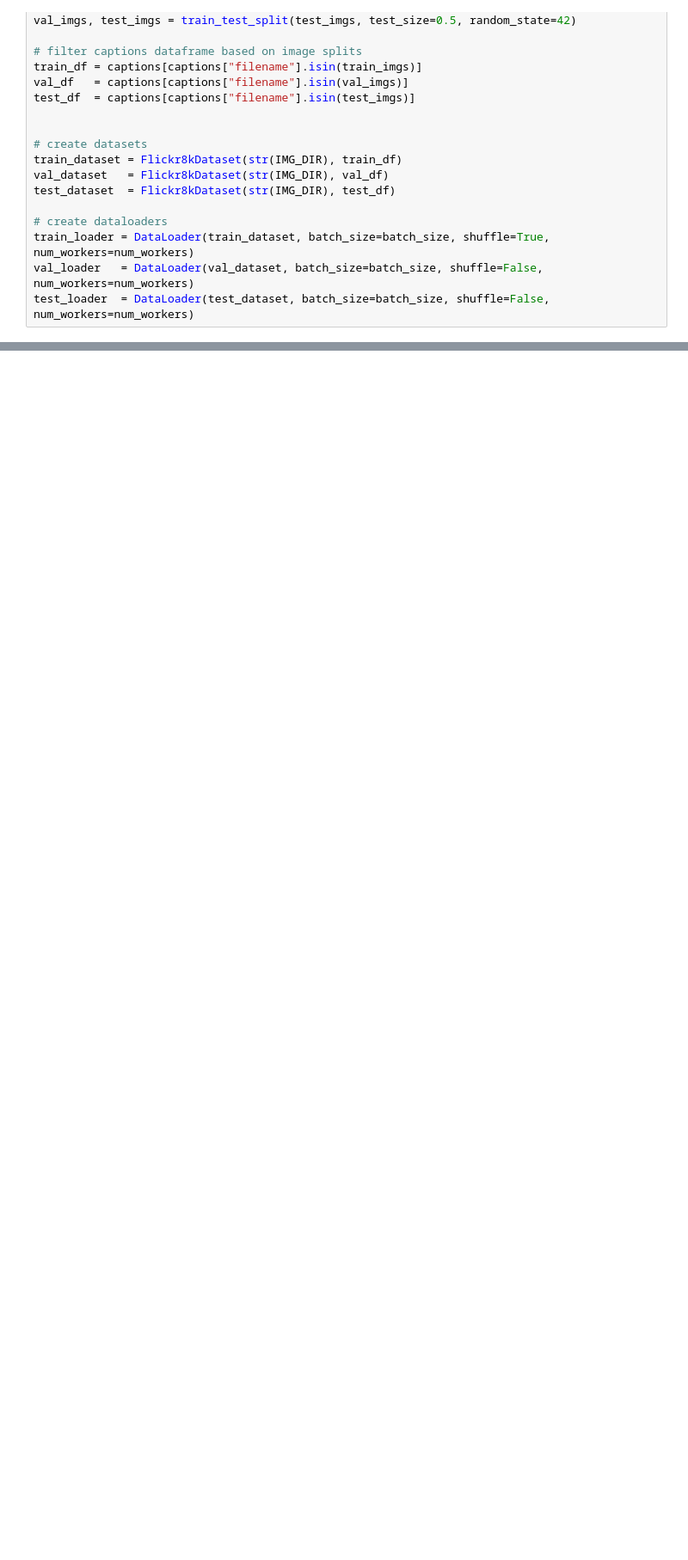
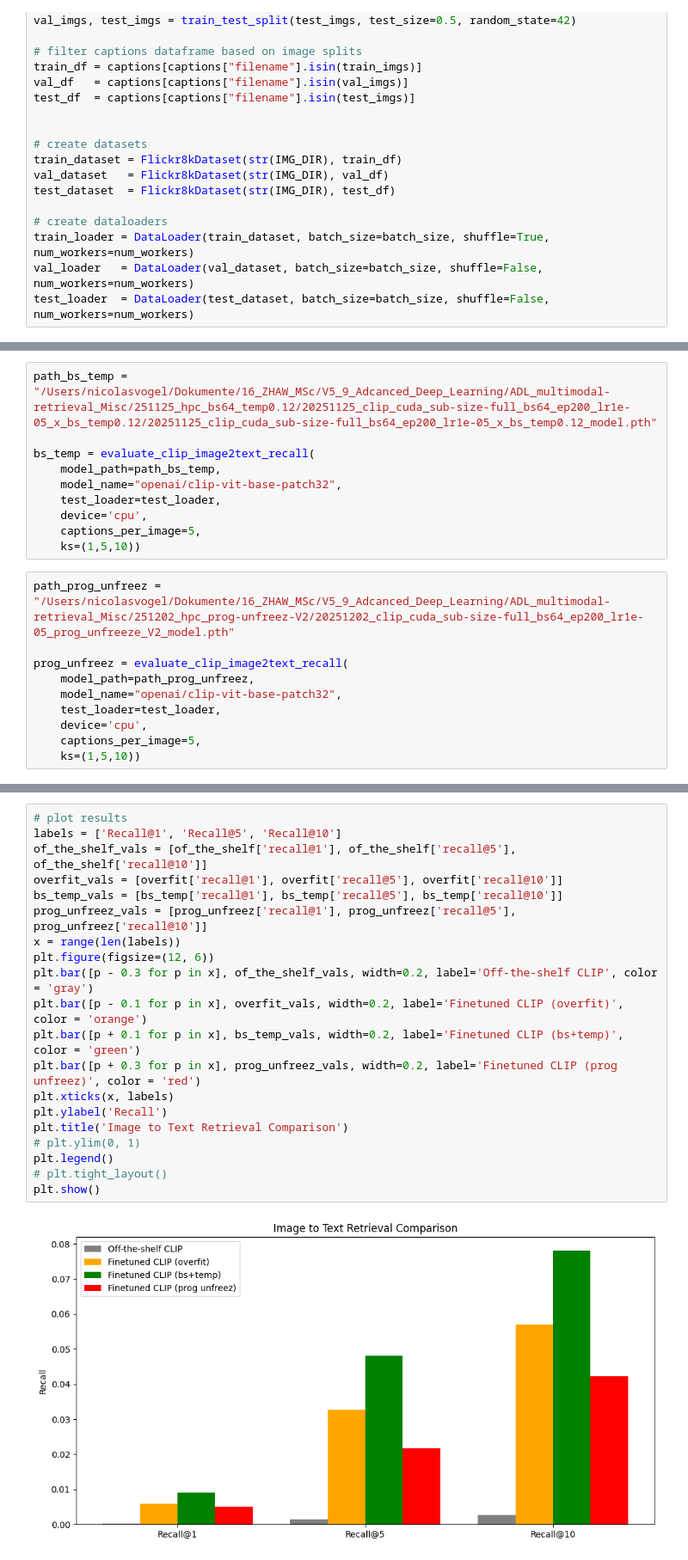
Before and after one commit to Nivocoegi/ADL_multimodal-retrieval, a Jupyter notebook: notebooks/ADL_multimodal_retrieval.ipynb, the cells around one changed output, grey strips where cells are left out. Shown at 86% size. Cells and saved outputs as stored; diff of their text form; blank space fills up the shorter version.

```diff
--- a/notebooks/ADL_multimodal_retrieval.ipynb
+++ b/notebooks/ADL_multimodal_retrieval.ipynb
@@ -67,0 +204,20 @@ Test the CLIP model on the test set and compute retrieval metrics. For basline c
+# %%
+path_bs_temp = "/Users/nicolasvogel/Dokumente/16_ZHAW_MSc/V5_9_Adcanced_Deep_Learning/ADL_multimodal-retrieval_Misc/251125_hpc_bs64_temp0.12/20251125_clip_cuda_sub-size-full_bs64_ep200_lr1e-05_x_bs_temp0.12/20251125_clip_cuda_sub-size-full_bs64_ep200_lr1e-05_x_bs_temp0.12_model.pth"
+
+bs_temp = evaluate_clip_image2text_recall(
+    model_path=path_bs_temp,
+    model_name="openai/clip-vit-base-patch32",
+    test_loader=test_loader,
+    device='cpu',
+    captions_per_image=5,
+    ks=(1,5,10))
+# %%
+path_prog_unfreez = "/Users/nicolasvogel/Dokumente/16_ZHAW_MSc/V5_9_Adcanced_Deep_Learning/ADL_multimodal-retrieval_Misc/251202_hpc_prog-unfreez-V2/20251202_clip_cuda_sub-size-full_bs64_ep200_lr1e-05_prog_unfreeze_V2_model.pth"
+
+prog_unfreez = evaluate_clip_image2text_recall(
+    model_path=path_prog_unfreez,
+    model_name="openai/clip-vit-base-patch32",
+    test_loader=test_loader,
+    device='cpu',
+    captions_per_image=5,
+    ks=(1,5,10))
@@ -67,0 +234,22 @@ Test the CLIP model on the test set and compute retrieval metrics. For basline c
+# %%
+# plot results
+labels = ['Recall@1', 'Recall@5', 'Recall@10']
+of_the_shelf_vals = [of_the_shelf['recall@1'], of_the_shelf['recall@5'], of_the_shelf['recall@10']]
+overfit_vals = [overfit['recall@1'], overfit['recall@5'], overfit['recall@10']]
+bs_temp_vals = [bs_temp['recall@1'], bs_temp['recall@5'], bs_temp['recall@10']]
+prog_unfreez_vals = [prog_unfreez['recall@1'], prog_unfreez['recall@5'], prog_unfreez['recall@10']]
+x = range(len(labels))
+plt.figure(figsize=(12, 6))
+plt.bar([p - 0.3 for p in x], of_the_shelf_vals, width=0.2, label='Off-the-shelf CLIP', color = 'gray')
+plt.bar([p - 0.1 for p in x], overfit_vals, width=0.2, label='Finetuned CLIP (overfit)', color = 'orange')
+plt.bar([p + 0.1 for p in x], bs_temp_vals, width=0.2, label='Finetuned CLIP (bs+temp)', color = 'green')
+plt.bar([p + 0.3 for p in x], prog_unfreez_vals, width=0.2, label='Finetuned CLIP (prog unfreez)', color = 'red')
+plt.xticks(x, labels)
+plt.ylabel('Recall')
+plt.title('Image to Text Retrieval Comparison')
+# plt.ylim(0, 1)
+plt.legend()
+# plt.tight_layout()
+plt.show()
+# %% [output]
+[figure, added]
```
Also changed, not shown: parts of 15 cells of this notebook, 4 other files.
